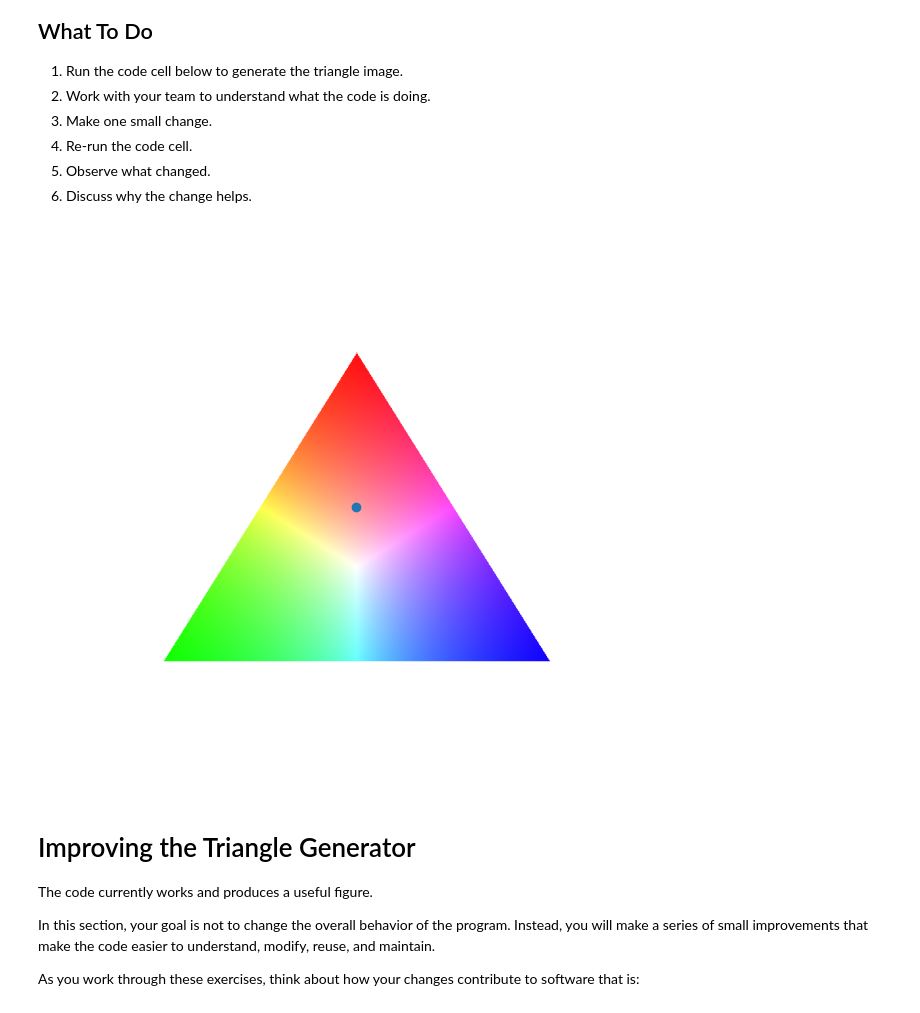
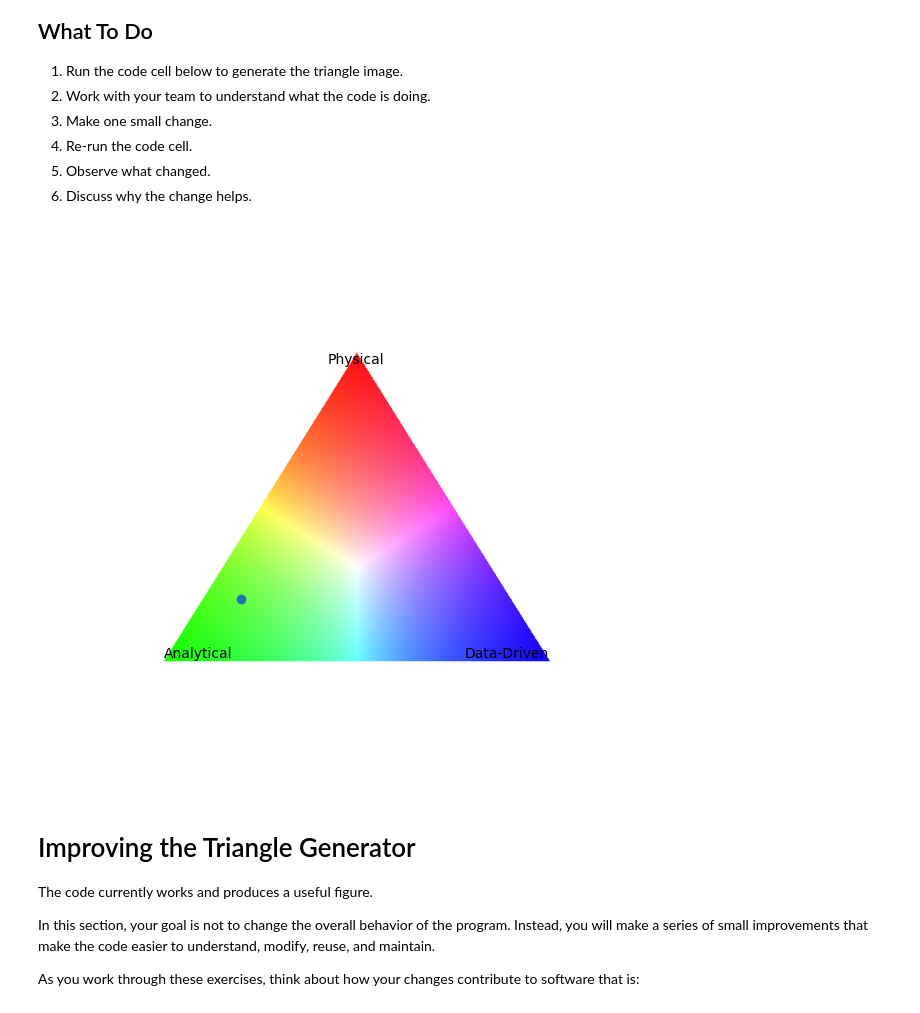
Before and after one commit to falkow12/802modeling_intro, a Jupyter notebook: 01_Model_Triangle.ipynb, the cells around one changed output. Saved outputs shown, nothing was run; the diff lists cells and outputs as text; code cells hidden in the pictures.

```diff
--- a/01_Model_Triangle.ipynb
+++ b/01_Model_Triangle.ipynb
@@ -25,18 +25,22 @@ The goal is to build from a working concept and make code that is [***Safe, Port
 import numpy as np
 import matplotlib.pyplot as plt
 
+# Model Weights
+wa = 0.7 # analyitical
+wd = 0.1 #data-driven
+wp = 0.2 # physical
+model_weights = [wa, wd, wp]
 
-# Image size
-width = 800
-height = 700
+def find_point(weights, left_base, right_base, top):
+    """
+    Input weights and triangle vertices
+    Return weighted point
+    """
+    if weights[0] + weights[1] + weights[2] == 1 and weights[0] + weights[1] + weights[2] >= 0:
+        xp = weights[0] * left_base[0] + weights[1] * right_base[0] + weights[2] * top[0]
+        yp = weights[0] * left_base[1] + weights[1] * right_base[1] + weights[2] * top[1]
 
-# Create empty RGB image initialized to white
-image = np.ones((height, width, 3), dtype=float)
-
-# Triangle vertices
-red_point = np.array([width / 2, 100])          # top
-green_point = np.array([100, height - 100])     # bottom left
-blue_point = np.array([width - 100, height - 100])  # bottom right
+    return (xp,yp)
 
 
 def point_in_triangle(p, a, b, c):
@@ -61,8 +65,9 @@ def point_in_triangle(p, a, b, c):
 
     return (u >= 0) and (v >= 0) and (u + v <= 1)
 
-def plot_triangle(point = " ", width = 800, height = 700, border = 150):
+def plot_triangle(point = " ", weights=([1/3, 1/3, 1/3]), width = 800, height = 700, border = 150):
 
+    # Create empty RGB image initialized to white
     image = np.ones((height, width, 3), dtype = float)
 
     red_point = np.array([width / 2, border]) # top
@@ -85,37 +90,42 @@ def plot_triangle(point = " ", width = 800, height = 700, border = 150):
             if point_in_triangle(
                 p,
                 red_point,
                 green_point,
                 blue_point
             ):
 
                 d_red = np.linalg.norm(p - red_point)
                 d_green = np.linalg.norm(p - green_point)
                 d_blue = np.linalg.norm(p - blue_point)
 
                 # Convert distances into "closeness"
                 r = 1.0 - d_red / max_dist
                 g = 1.0 - d_green / max_dist
                 b = 1.0 - d_blue / max_dist
 
                 color = np.array([r, g, b])
 
                 # Normalize so colors remain vivid
                 color /= color.max()
 
                 image[y, x] = color
 
+    point = find_point(model_weights, green_point, blue_point, red_point)
+
     # Display result
     plt.figure(figsize=(8, 7))
+    plt.scatter(point[0], point[1])
+    plt.text(green_point[0], green_point[1], 'Analytical', ha='left', va='bottom')
+    plt.text(blue_point[0], blue_point[1], 'Data-Driven', ha='right', va='bottom')
+    plt.text(red_point[0], red_point[1], 'Physical', ha='center', va='top')
     plt.imshow(image)
-
     plt.axis("off")
 
+
 plot_triangle()
-plt.scatter(400,350)
-plt.savefig("./plot.png")
+#plt.savefig("./plot.png")
 # %% [output]
-[figure, old version]
+[figure, new version]
 # %% [markdown]
 # Improving the Triangle Generator
 
```
Also changed, not shown: 4 other files.
